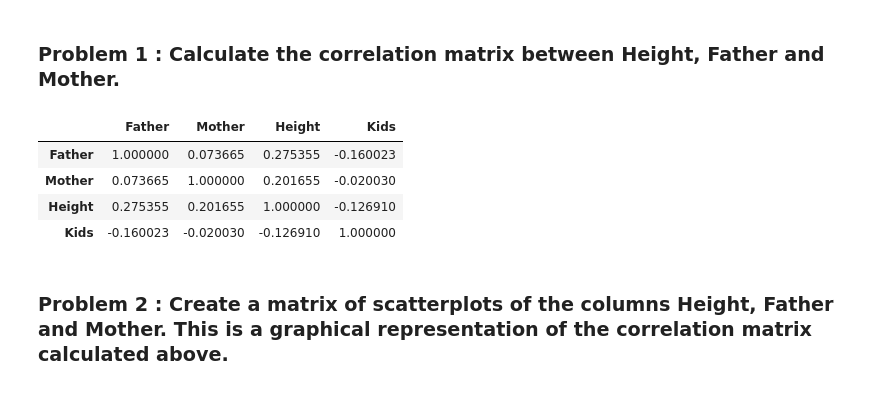
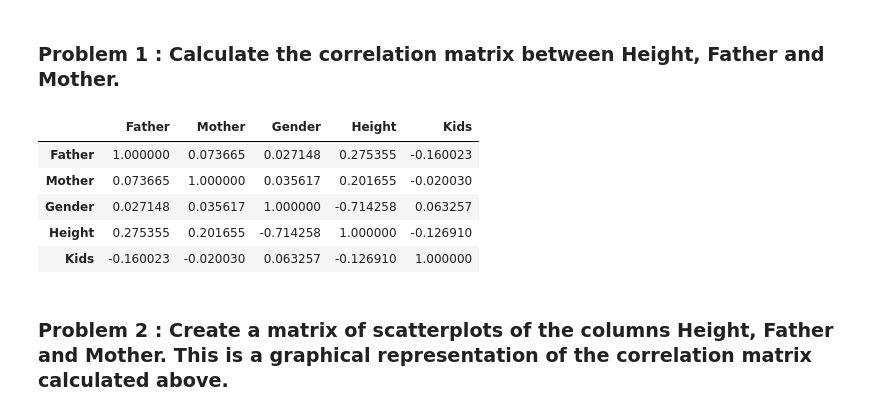
Before and after one commit to priyansh-raj/Galton-s_Height_Data_Linear_Regression, a Jupyter notebook: Galton's_Height_Data_Linear_Regression.ipynb, the cells around one changed output. Drawn from its saved outputs; the diff is of its cells as text; code cells hidden in the pictures.

```diff
--- a/Galton's_Height_Data_Linear_Regression.ipynb
+++ b/Galton's_Height_Data_Linear_Regression.ipynb
@@ -42,13 +42,14 @@ memory usage: 42.2+ KB
 # %% [markdown]
 ### Problem 1 : Calculate the correlation matrix between Height, Father and Mother.
 # %%
-df.corr()
+df.corr(numeric_only=True)
 # %% [output]
-|  | Father | Mother | Height | Kids |
-| Father | 1.000000 | 0.073665 | 0.275355 | -0.160023 |
-| Mother | 0.073665 | 1.000000 | 0.201655 | -0.020030 |
-| Height | 0.275355 | 0.201655 | 1.000000 | -0.126910 |
-| Kids | -0.160023 | -0.020030 | -0.126910 | 1.000000 |
+|  | Father | Mother | Gender | Height | Kids |
+| Father | 1.000000 | 0.073665 | 0.027148 | 0.275355 | -0.160023 |
+| Mother | 0.073665 | 1.000000 | 0.035617 | 0.201655 | -0.020030 |
+| Gender | 0.027148 | 0.035617 | 1.000000 | -0.714258 | 0.063257 |
+| Height | 0.275355 | 0.201655 | -0.714258 | 1.000000 | -0.126910 |
+| Kids | -0.160023 | -0.020030 | 0.063257 | -0.126910 | 1.000000 |
 # %% [markdown]
 ### Problem 2 :  Create a matrix of scatterplots of the columns Height, Father and Mother. This is a graphical representation of the correlation matrix calculated above.
 # %%
```
Also changed, not shown: parts of 2 cells of this notebook.
